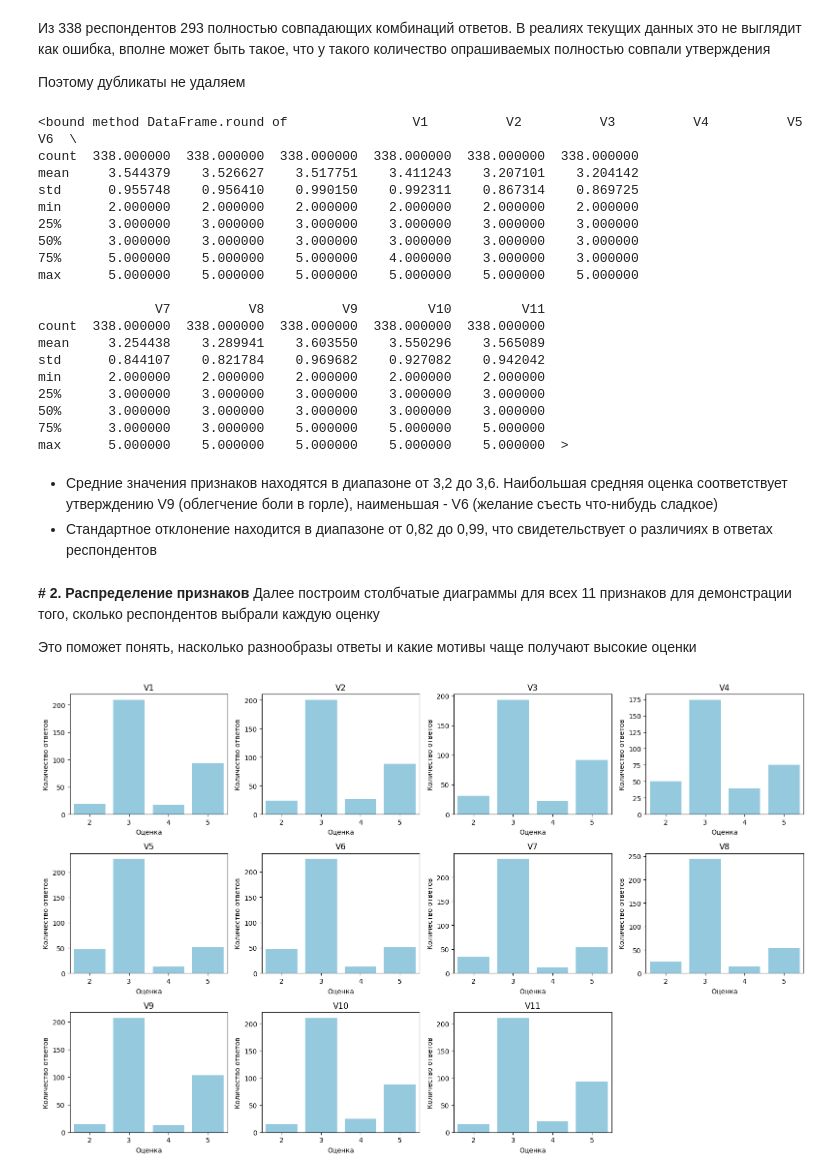
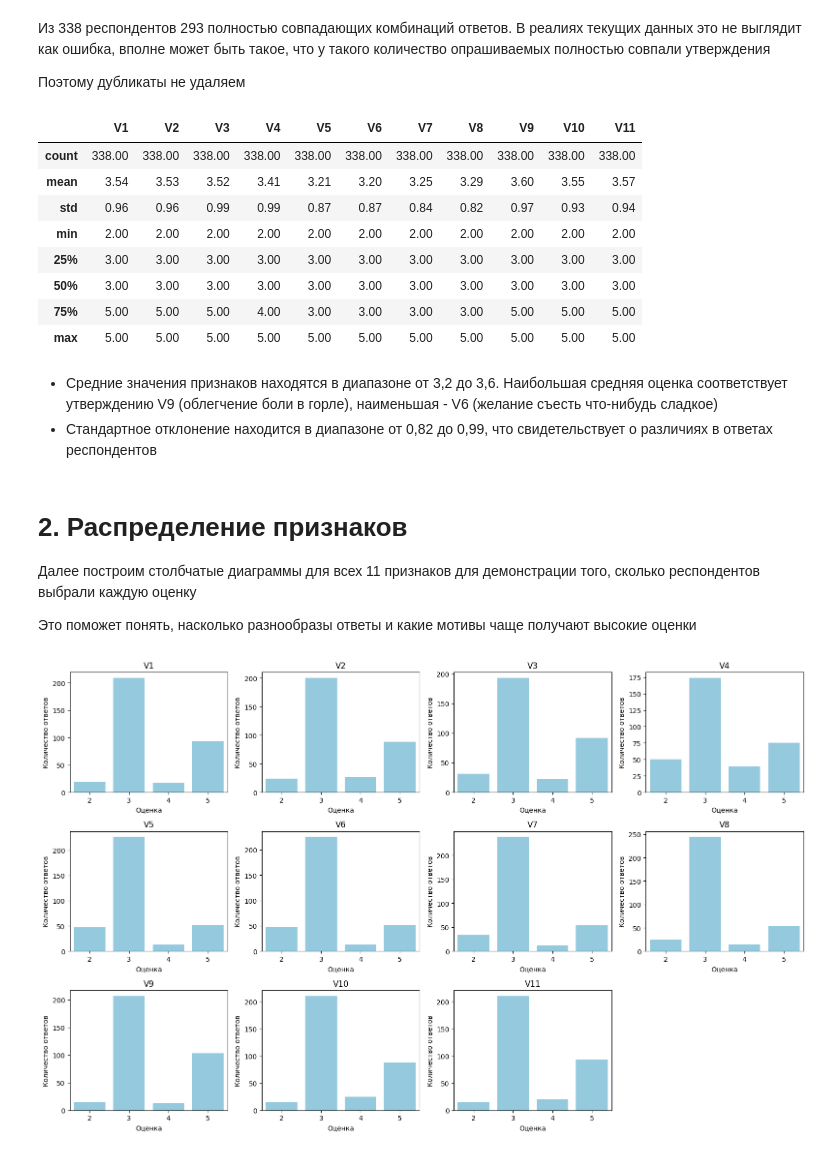
Before and after one commit to ninkkka/data_analysis_labs, a Jupyter notebook: lab1/lab1_hierarchical_clustering.ipynb, the cells around one changed output. Saved outputs shown, nothing was run; the diff lists cells and outputs as text; code cells hidden in the pictures.

```diff
--- a/lab1/lab1_hierarchical_clustering.ipynb
+++ b/lab1/lab1_hierarchical_clustering.ipynb
@@ -76,32 +78,22 @@ dtype: int64
 
 Поэтому дубликаты не удаляем
 # %%
-df.describe().round
+df.describe().round(2)
 # %% [output]
-<bound method DataFrame.round of                V1          V2          V3          V4          V5          V6  \
-count  338.000000  338.000000  338.000000  338.000000  338.000000  338.000000
-mean     3.544379    3.526627    3.517751    3.411243    3.207101    3.204142
-std      0.955748    0.956410    0.990150    0.992311    0.867314    0.869725
-min      2.000000    2.000000    2.000000    2.000000    2.000000    2.000000
-25%      3.000000    3.000000    3.000000    3.000000    3.000000    3.000000
-50%      3.000000    3.000000    3.000000    3.000000    3.000000    3.000000
-75%      5.000000    5.000000    5.000000    4.000000    3.000000    3.000000
-max      5.000000    5.000000    5.000000    5.000000    5.000000    5.000000
-
-               V7          V8          V9         V10         V11
-count  338.000000  338.000000  338.000000  338.000000  338.000000
-mean     3.254438    3.289941    3.603550    3.550296    3.565089
-std      0.844107    0.821784    0.969682    0.927082    0.942042
-min      2.000000    2.000000    2.000000    2.000000    2.000000
-25%      3.000000    3.000000    3.000000    3.000000    3.000000
-50%      3.000000    3.000000    3.000000    3.000000    3.000000
-75%      3.000000    3.000000    5.000000    5.000000    5.000000
-max      5.000000    5.000000    5.000000    5.000000    5.000000  >
+|  | V1 | V2 | V3 | V4 | V5 | V6 | V7 | V8 | V9 | V10 | V11 |
+| count | 338.00 | 338.00 | 338.00 | 338.00 | 338.00 | 338.00 | 338.00 | 338.00 | 338.00 | 338.00 | 338.00 |
+| mean | 3.54 | 3.53 | 3.52 | 3.41 | 3.21 | 3.20 | 3.25 | 3.29 | 3.60 | 3.55 | 3.57 |
+| std | 0.96 | 0.96 | 0.99 | 0.99 | 0.87 | 0.87 | 0.84 | 0.82 | 0.97 | 0.93 | 0.94 |
+| min | 2.00 | 2.00 | 2.00 | 2.00 | 2.00 | 2.00 | 2.00 | 2.00 | 2.00 | 2.00 | 2.00 |
+| 25% | 3.00 | 3.00 | 3.00 | 3.00 | 3.00 | 3.00 | 3.00 | 3.00 | 3.00 | 3.00 | 3.00 |
+| 50% | 3.00 | 3.00 | 3.00 | 3.00 | 3.00 | 3.00 | 3.00 | 3.00 | 3.00 | 3.00 | 3.00 |
+| 75% | 5.00 | 5.00 | 5.00 | 4.00 | 3.00 | 3.00 | 3.00 | 3.00 | 5.00 | 5.00 | 5.00 |
+| max | 5.00 | 5.00 | 5.00 | 5.00 | 5.00 | 5.00 | 5.00 | 5.00 | 5.00 | 5.00 | 5.00 |
 # %% [markdown]
 - Средние значения признаков находятся в диапазоне от 3,2 до 3,6. Наибольшая средняя оценка соответствует утверждению V9 (облегчение боли в горле), наименьшая - V6 (желание съесть что-нибудь сладкое)
 - Стандартное отклонение находится в диапазоне от 0,82 до 0,99, что свидетельствует о различиях в ответах респондентов
 # %% [markdown]
-**# 2. Распределение признаков**
+# **2. Распределение признаков**
 Далее построим столбчатые диаграммы для всех 11 признаков для демонстрации того, сколько респондентов выбрали каждую оценку
 
 Это поможет понять, насколько разнообразы ответы и какие мотивы чаще получают высокие оценки
```
Also changed, not shown: parts of 8 cells of this notebook.
